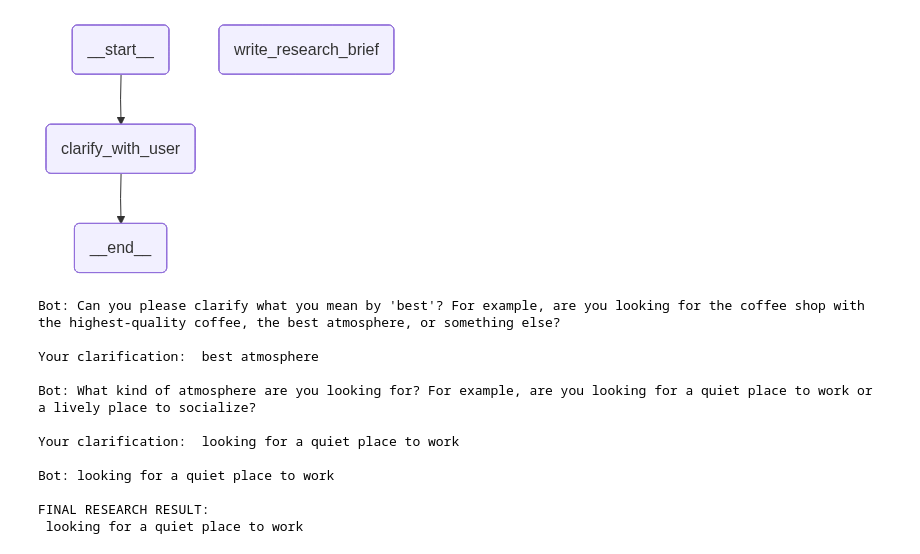
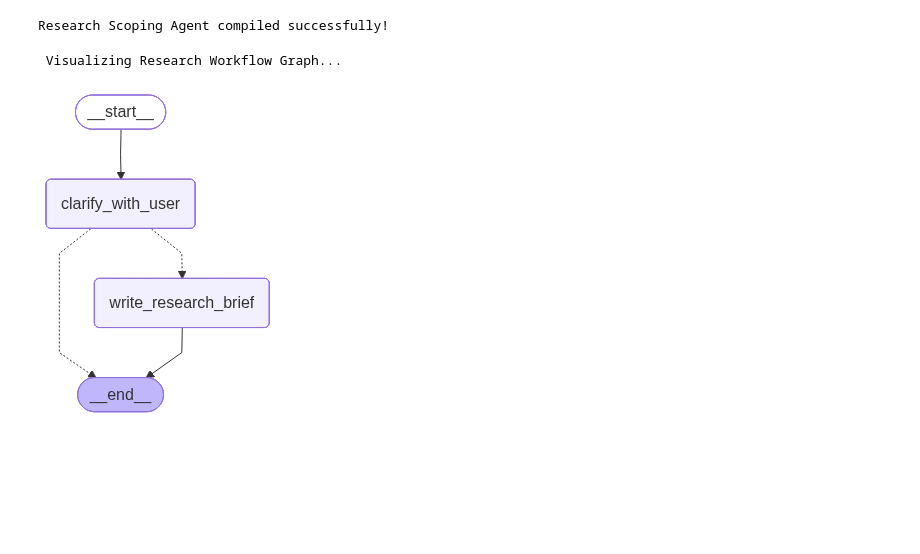
Before and after one commit to amalsalilan/B3-OpenDeepResearcher-Agentic-LLM-Research-Framework-, a Jupyter notebook: multi_agent.ipynb, the cells around one changed output. Drawn from its saved outputs; the diff is of its cells as text; code cells hidden in the pictures; blank space fills up the shorter version.

```diff
--- a/multi_agent.ipynb
+++ b/multi_agent.ipynb
@@ -32,26 +40,21 @@ Requirement already satisfied: sniffio>=1.1 in c:\users\user\anaconda3\lib\site-
 # %%
-# Define the input state schema
-class AgentInputState(MessagesState):
-    """Input state for the full agent - only contains messages from user input."""
-    pass
+class AgentInputState(BaseModel):
+    messages: Sequence[BaseMessage]
 
-# Define the main agent state schema
-class AgentState(MessagesState):
-    """Main state for the full multi-agent research system."""
-    research_brief: Optional[str]
-    supervisor_messages: Annotated[Sequence[BaseMessage], add_messages]
+class AgentState(BaseModel):
+    messages: Sequence[BaseMessage]
+    research_brief: Optional[str] = None
+    supervisor_messages: Annotated[Sequence[BaseMessage], add_messages] = []
     raw_notes: Annotated[list[str], operator.add] = []
     notes: Annotated[list[str], operator.add] = []
-    final_report: str
+    final_report: Optional[str] = None
 
-# Define structured output schemas
+# Structured output schemas
 class ClarifyWithUser(BaseModel):
-    """Schema for determining if user request needs clarification."""
     need_clarification: bool = Field(description="Whether clarification is needed")
     question: str = Field(description="Question to ask the user for clarification")
     verification: str = Field(description="Verification message confirming understanding")
 
 class ResearchQuestion(BaseModel):
-    """Schema for generating a structured research brief."""
     research_brief: str = Field(description="Comprehensive research brief")
 # %%
@@ -167,24 +146,25 @@ Today's date: {date}
 # %%
-# Build the scoping workflow
 deep_researcher_builder = StateGraph(AgentState, input_schema=AgentInputState)
 
-# Add workflow nodes
 deep_researcher_builder.add_node("clarify_with_user", clarify_with_user)
 deep_researcher_builder.add_node("write_research_brief", write_research_brief)
 
-# Add workflow edges
 deep_researcher_builder.add_edge(START, "clarify_with_user")
 deep_researcher_builder.add_edge("write_research_brief", END)
 
-# Compile the workflow
-scope_research = deep_researcher_builder.compile()
+scope = deep_researcher_builder.compile()
+print("Research Scoping Agent compiled successfully!")
+# %% [output]
+Research Scoping Agent compiled successfully!
 # %%
-from langgraph.checkpoint.memory import InMemorySaver
-from IPython.display import Image, display
-
-checkpointer = InMemorySaver()
-scope = deep_researcher_builder.compile(checkpointer=checkpointer)
-display(Image(scope.get_graph(xray=True).draw_mermaid_png()))
+    try:
+        print("\n Visualizing Research Workflow Graph...")
+        graph_image = scope.get_graph(xray=True).draw_mermaid_png()
+        display(Image(graph_image))
+    except Exception as e:
+        print(f" Graph visualization skipped: {e}")
+        print("Make sure Graphviz is installed (try: `pip install graphviz`).")
 # %% [output]
+ Visualizing Research Workflow Graph...
-[figure, old version]
+[figure, new version]
 # %%
@@ -208,15 +199,0 @@ def run_research(query, thread_id="demo"):
-# %%
-run_research("I want to research the best coffee shops in San Francisco.")
-# %% [output]
-Bot: Can you please clarify what you mean by 'best'? For example, are you looking for the coffee shop with the highest-quality coffee, the best atmosphere, or something else?
-
-Your clarification:  best atmosphere
-
-Bot: What kind of atmosphere are you looking for? For example, are you looking for a quiet place to work or a lively place to socialize?
-
-Your clarification:  looking for a quiet place to work
-
-Bot: looking for a quiet place to work
-
-FINAL RESEARCH RESULT:
- looking for a quiet place to work
```
Also changed, not shown: parts of 7 cells of this notebook.
